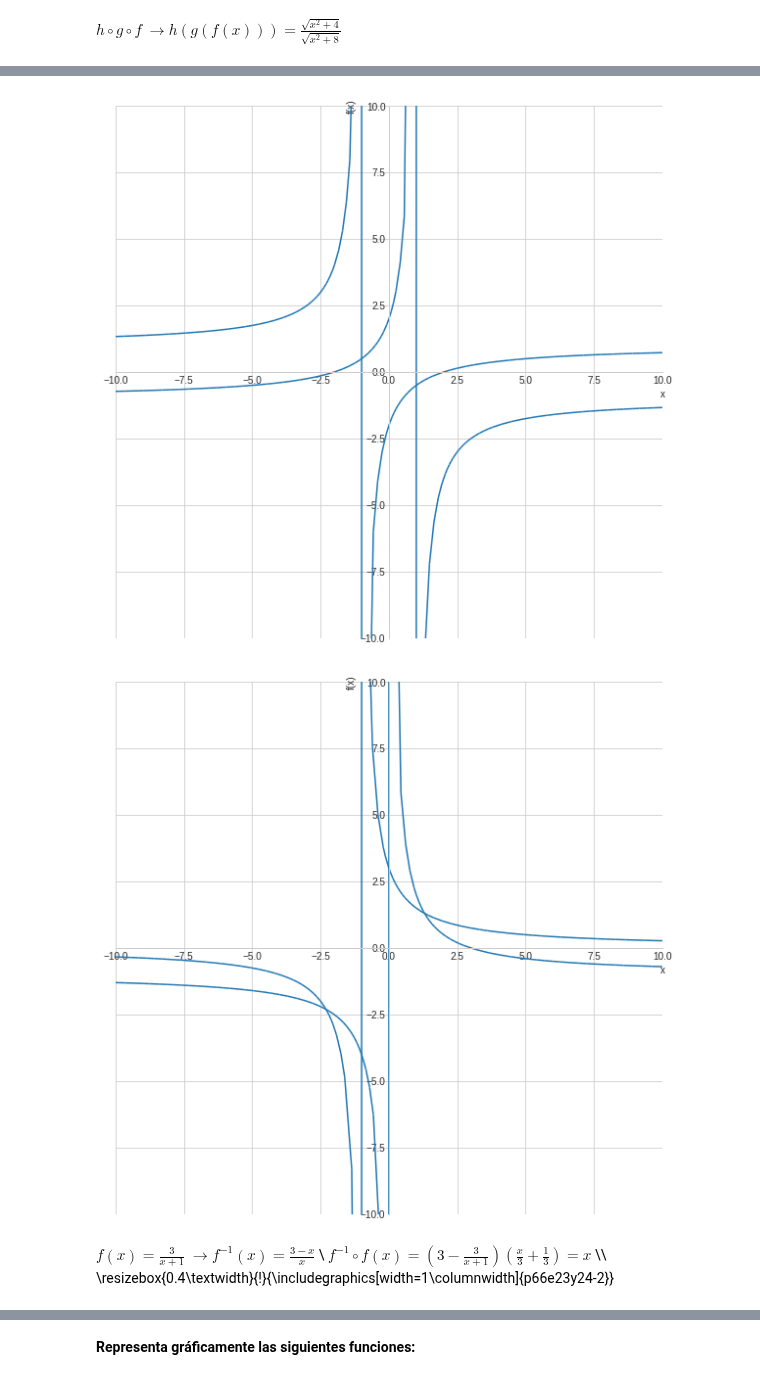
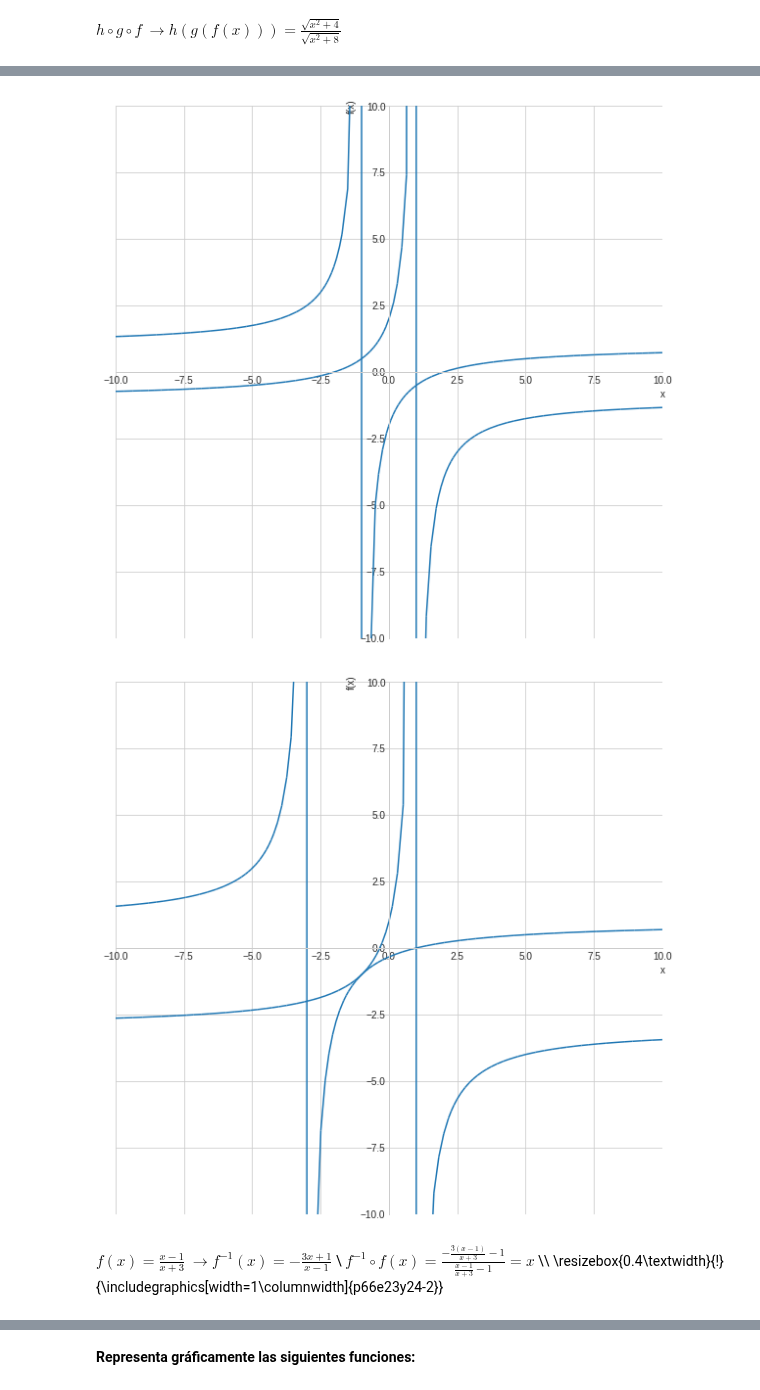
Before and after one commit to crdguez/mat1bac_cit, a Jupyter notebook: notebooks/31_funciones.ipynb, the cells around one changed output, grey strips where cells are left out. Drawn from its saved outputs; the diff is of its cells as text; code cells hidden in the pictures.

```diff
--- a/notebooks/31_funciones.ipynb
+++ b/notebooks/31_funciones.ipynb
@@ -164,7 +164,7 @@ $h \circ g \circ f$ $ \rightarrow $$h{\left (g{\left (f{\left (x \right )} \righ
 # %%
 puntuacion = '1'
 
-datos = [r'3x-2',r'\frac{{2 + x}}{{1 - x}}',
+datos = [r'3x-2',r'\frac{{2 + x}}{{1 - x}}',r'\frac{x-1}{x+3}'
 
         ]
 
@@ -180,32 +180,32 @@ for i, s in enumerate(datos) :
     enunciado_latex.append("$f(x)="+latex(parse_latex(s))+"$")
     enunciado.append(s)
 
     inv = solve(S('x')-eval(str(parse_latex(s))).subs([(x,y)]),y)[0]
     f = Lambda(x,eval(str(parse_latex(s))))
     g = Lambda(x,eval(str(inv)))
 
     #display(f(x),g(x), f(g(x)), g(f(x)))
     sol = r"$f^{-1}(x)="
     sol+=latex(inv)+r"$ \\ $f^{-1} \circ f(x)="+ latex(g(f(x)))+ "=" + latex(simplify(g(f(x)))) + r"$ \\"
 
     plt.rcParams['figure.figsize'] = 10,10
     p1 = plot(f(x),g(x),show=True, xlim=(-10,10), ylim=(-10,10))
     p1.save(n_ejercicio+"-"+str(i)+".png")
     sol+=r"\\ \resizebox{0.4\textwidth}{!}{\includegraphics[width=1\columnwidth]{%s}}" % (n_ejercicio+"-"+str(i))
 
 
 
     solucion.append(sol)
     display(md(enunciado_latex[i] +" $ \\rightarrow $" + solucion[i] ))
 
 df_ejercicios = df_ejercicios.append(añadir_ejercicios(enunciado_latex, enunciado, solucion, texto_ejercicio, curso, titulo , n_ejercicio, '5', '1', enun_tex=False, sol_tex=False), ignore_index=True)
 # %% [output]
 **Halla la función inversa de $f(x)$, y comprueba el resultado, siendo:**
 [figure]
 $f(x)=3 x - 2$ $ \rightarrow $$f^{-1}(x)=\frac{x}{3} + \frac{2}{3}$ \\ $f^{-1} \circ f(x)=x=x$ \\\\ \resizebox{0.4\textwidth}{!}{\includegraphics[width=1\columnwidth]{p66e23y24-0}}
 [figure]
 [figure]
 $f(x)=\frac{x + 2}{1 - x}$ $ \rightarrow $$f^{-1}(x)=\frac{x - 2}{x + 1}$ \\ $f^{-1} \circ f(x)=\frac{-2 + \frac{x + 2}{1 - x}}{1 + \frac{x + 2}{1 - x}}=x$ \\\\ \resizebox{0.4\textwidth}{!}{\includegraphics[width=1\columnwidth]{p66e23y24-1}}
 [figure]
-[figure, old version]
+[figure, new version]
-$f(x)=\frac{3}{x + 1}$ $ \rightarrow $$f^{-1}(x)=\frac{3 - x}{x}$ \\ $f^{-1} \circ f(x)=\left(3 - \frac{3}{x + 1}\right) \left(\frac{x}{3} + \frac{1}{3}\right)=x$ \\\\ \resizebox{0.4\textwidth}{!}{\includegraphics[width=1\columnwidth]{p66e23y24-2}}
+$f(x)=\frac{x - 1}{x + 3}$ $ \rightarrow $$f^{-1}(x)=- \frac{3 x + 1}{x - 1}$ \\ $f^{-1} \circ f(x)=\frac{- \frac{3 \left(x - 1\right)}{x + 3} - 1}{\frac{x - 1}{x + 3} - 1}=x$ \\\\ \resizebox{0.4\textwidth}{!}{\includegraphics[width=1\columnwidth]{p66e23y24-2}}
```
Also changed, not shown: parts of 1 cell of this notebook, 21 other files.
